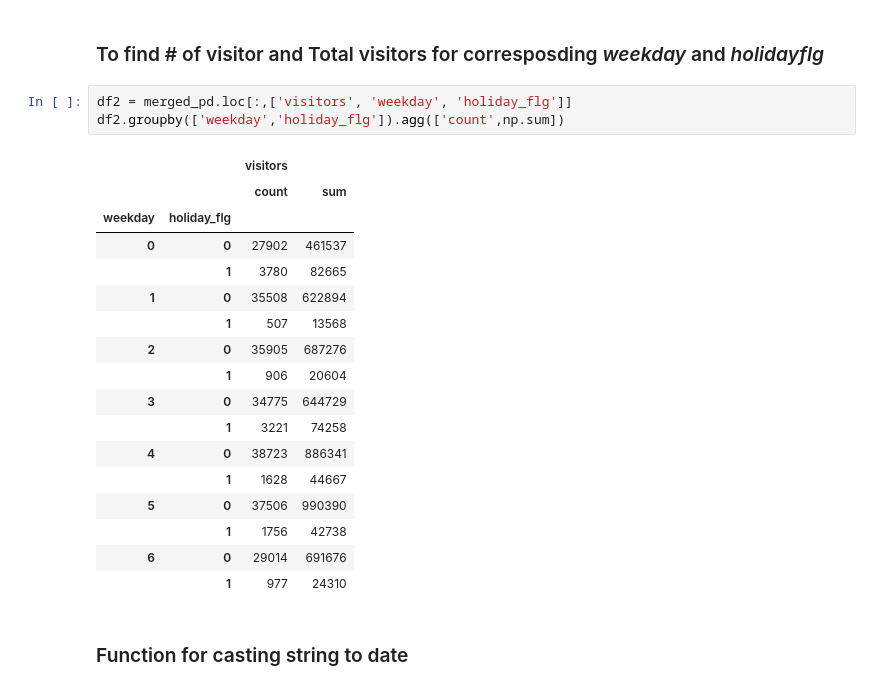
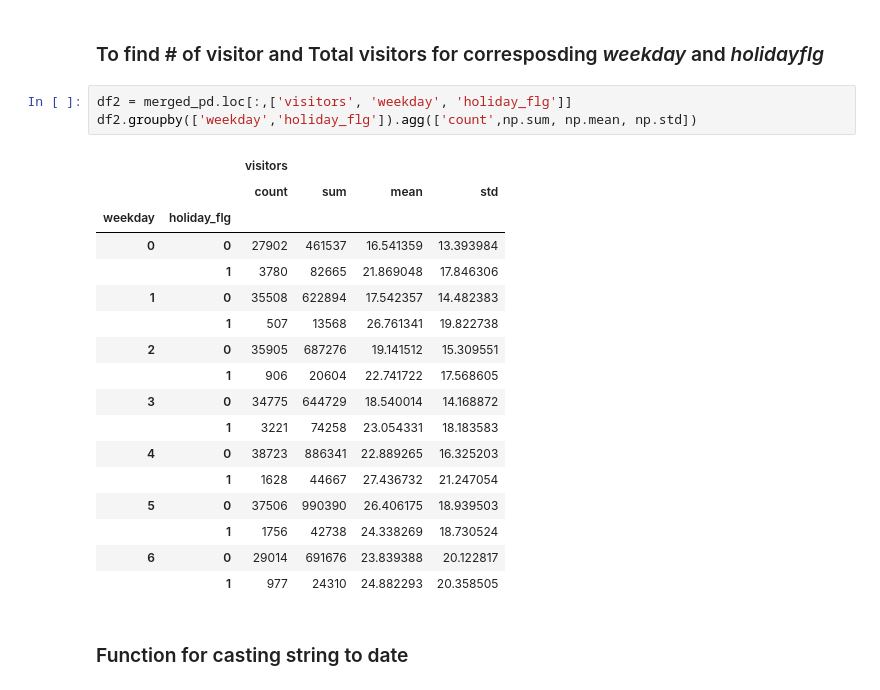
Before and after one commit to kit012/restaurant_prediction, a Jupyter notebook: REVISED Recruit Restaurant Visitor Forecasting.ipynb, the cells around one changed output. Drawn from its saved outputs; the diff is of its cells as text.

```diff
--- a/REVISED Recruit Restaurant Visitor Forecasting.ipynb
+++ b/REVISED Recruit Restaurant Visitor Forecasting.ipynb
@@ -65,25 +65,25 @@ merged_pd.head()
 ### To find # of visitor and Total visitors for corresposding _weekday_ and _holidayflg_
 # %%
 df2 = merged_pd.loc[:,['visitors', 'weekday', 'holiday_flg']]
-df2.groupby(['weekday','holiday_flg']).agg(['count',np.sum])
+df2.groupby(['weekday','holiday_flg']).agg(['count',np.sum, np.mean, np.std])
 # %% [output]
-|  |  | visitors |  |
-|  |  | count | sum |
-| weekday | holiday_flg |  |  |
-| 0 | 0 | 27902 | 461537 |
-|  | 1 | 3780 | 82665 |
-| 1 | 0 | 35508 | 622894 |
-|  | 1 | 507 | 13568 |
-| 2 | 0 | 35905 | 687276 |
-|  | 1 | 906 | 20604 |
-| 3 | 0 | 34775 | 644729 |
-|  | 1 | 3221 | 74258 |
-| 4 | 0 | 38723 | 886341 |
-|  | 1 | 1628 | 44667 |
-| 5 | 0 | 37506 | 990390 |
-|  | 1 | 1756 | 42738 |
-| 6 | 0 | 29014 | 691676 |
-|  | 1 | 977 | 24310 |
+|  |  | visitors |  |  |  |
+|  |  | count | sum | mean | std |
+| weekday | holiday_flg |  |  |  |  |
+| 0 | 0 | 27902 | 461537 | 16.541359 | 13.393984 |
+|  | 1 | 3780 | 82665 | 21.869048 | 17.846306 |
+| 1 | 0 | 35508 | 622894 | 17.542357 | 14.482383 |
+|  | 1 | 507 | 13568 | 26.761341 | 19.822738 |
+| 2 | 0 | 35905 | 687276 | 19.141512 | 15.309551 |
+|  | 1 | 906 | 20604 | 22.741722 | 17.568605 |
+| 3 | 0 | 34775 | 644729 | 18.540014 | 14.168872 |
+|  | 1 | 3221 | 74258 | 23.054331 | 18.183583 |
+| 4 | 0 | 38723 | 886341 | 22.889265 | 16.325203 |
+|  | 1 | 1628 | 44667 | 27.436732 | 21.247054 |
+| 5 | 0 | 37506 | 990390 | 26.406175 | 18.939503 |
+|  | 1 | 1756 | 42738 | 24.338269 | 18.730524 |
+| 6 | 0 | 29014 | 691676 | 23.839388 | 20.122817 |
+|  | 1 | 977 | 24310 | 24.882293 | 20.358505 |
 # %% [markdown]
 ### Function for casting string to date
 # %%
```
Also changed, not shown: parts of 9 cells of this notebook.
